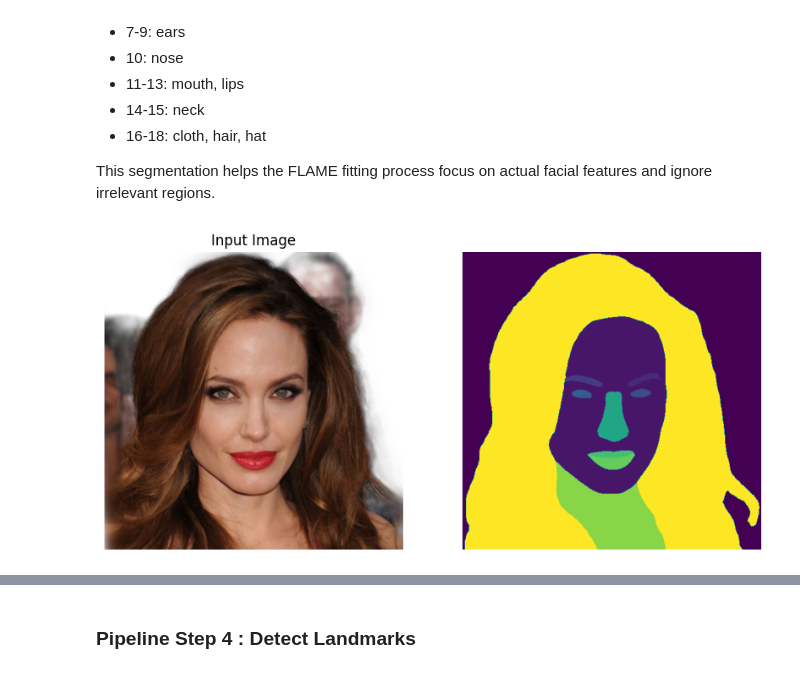
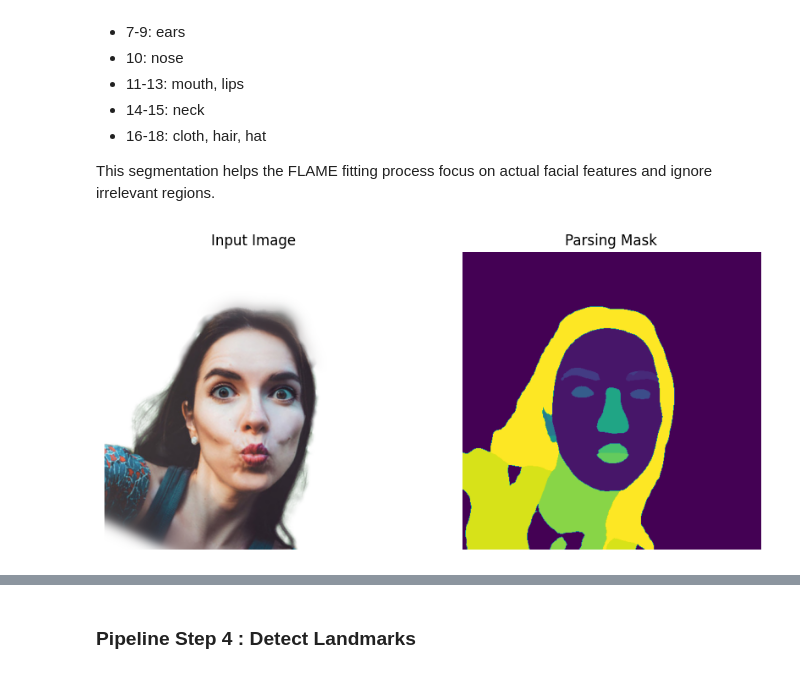
Before and after one commit to huseyintemiz/flame-head-tracker, a Jupyter notebook: preprocessing.ipynb, the cells around one changed output, grey strips where cells are left out. Cells and saved outputs as stored; diff of their text form; code cells hidden in the pictures.

```diff
--- a/preprocessing.ipynb
+++ b/preprocessing.ipynb
@@ -65,7 +65,7 @@ trained model found. load models/deca_model.tar
 ### Pipeline Step 0 : Read Image
 # %%
 img_path = './assets/FFHQ/00002.png'
-img_path = './assets/woman.jpg'
+img_path = './assets/woman2.jpg'
 
 img = read_img(img_path)
 print("Original Image Shape: ", img.shape)
@@ -149,11 +149,12 @@ else:
 # %%
 # plot img and pasrsing mask side by side
 fig, ax = plt.subplots(1, 2, figsize=(10, 5))
 ax[0].imshow(img)
 ax[0].set_title('Input Image')
 ax[0].axis('off')
+ax[1].set_title('Parsing Mask')
 ax[1].imshow(parsing_mask_aligned)
 ax[1].axis('off')
 plt.show()
 # %% [output]
-[figure, old version]
+[figure, new version]
```
Also changed, not shown: parts of 12 cells of this notebook, 17 other files.
